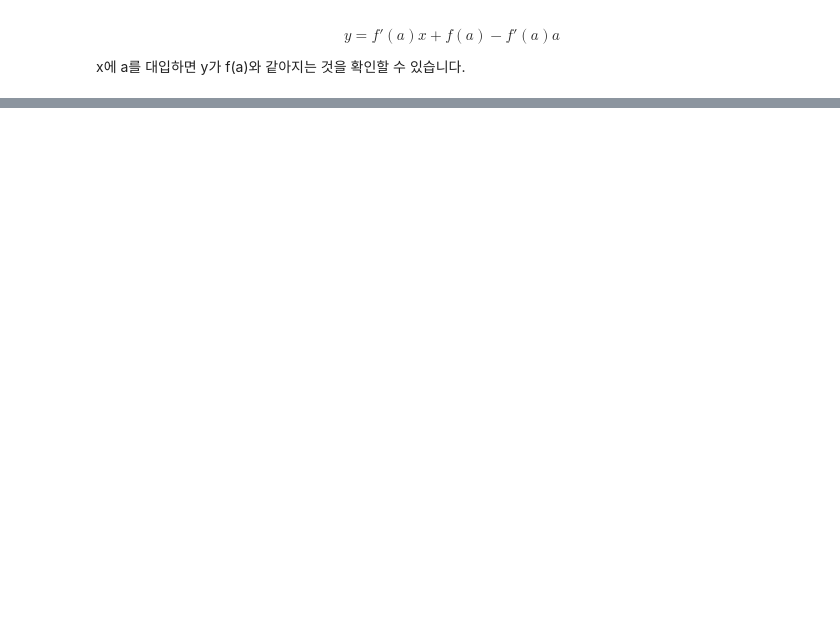
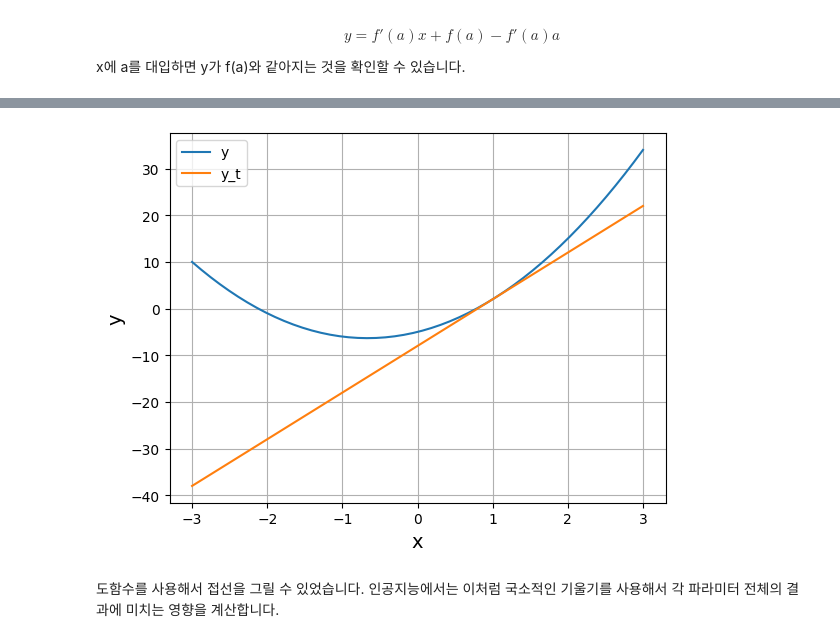
Before and after one commit to llinux910/llinux910.github.io, a Jupyter notebook: tmpFiles/극한과 미분.ipynb, the cells around one changed output, grey strips where cells are left out. Cells and saved outputs as stored; diff of their text form; code cells hidden in the pictures; blank space fills up the shorter version.

```diff
--- a/tmpFiles/극한과 미분.ipynb
+++ b/tmpFiles/극한과 미분.ipynb
@@ -88,0 +131,33 @@ r을 임의의 실수로서 $f(x) = x^r$로 했을 때, 다음이 성립됩니
+# %%
+import numpy as np
+import matplotlib.pyplot as plt
+
+np.finfo(np.dtype("float32"))
+np.finfo(np.dtype("float64"))
+
+def my_func(x):
+    return 3*x**2 + 4*x -5
+
+def my_func_dif(x): # 도함수
+    return 6*x +4
+
+x = np.linspace(-3,3)
+y = my_func(x)
+
+a = 1
+y_t = my_func_dif(a)*x + my_func(a) - my_func_dif(a) *a
+# x=1일 때의 접선, 접선 식을 사용
+
+plt.plot(x,y,label="y")
+plt.plot(x,y_t,label="y_t")
+plt.legend()
+
+plt.xlabel("x",size=14)
+plt.ylabel("y",size=14)
+plt.grid()
+
+plt.show()
+# %% [output]
+[figure, added]
+# %% [markdown]
+도함수를 사용해서 접선을 그릴 수 있었습니다. 인공지능에서는 이처럼 국소적인 기울기를 사용해서 각 파라미터 전체의 결과에 미치는 영향을 계산합니다.
```
Also changed, not shown: parts of 3 cells of this notebook, 2 other files.
